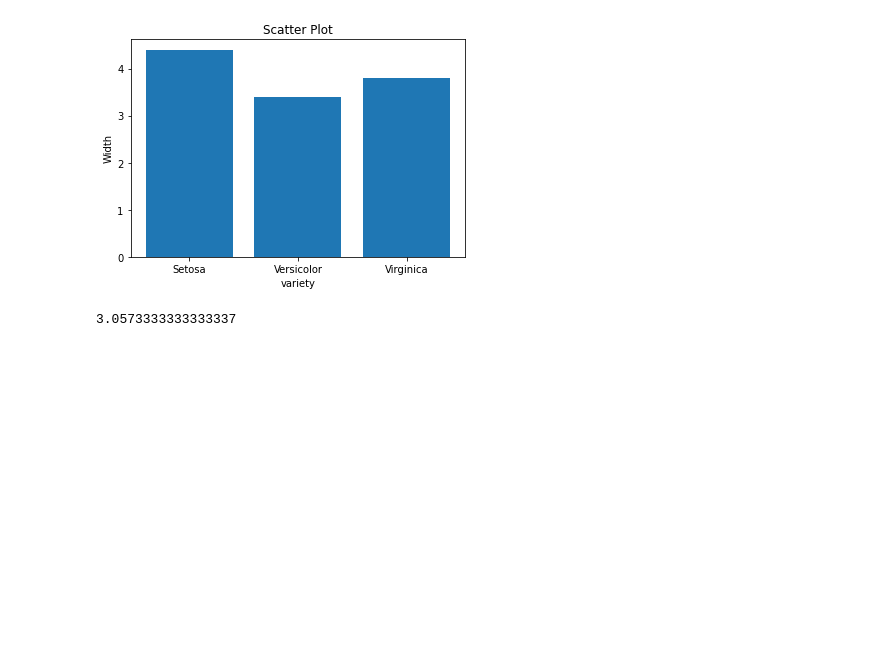
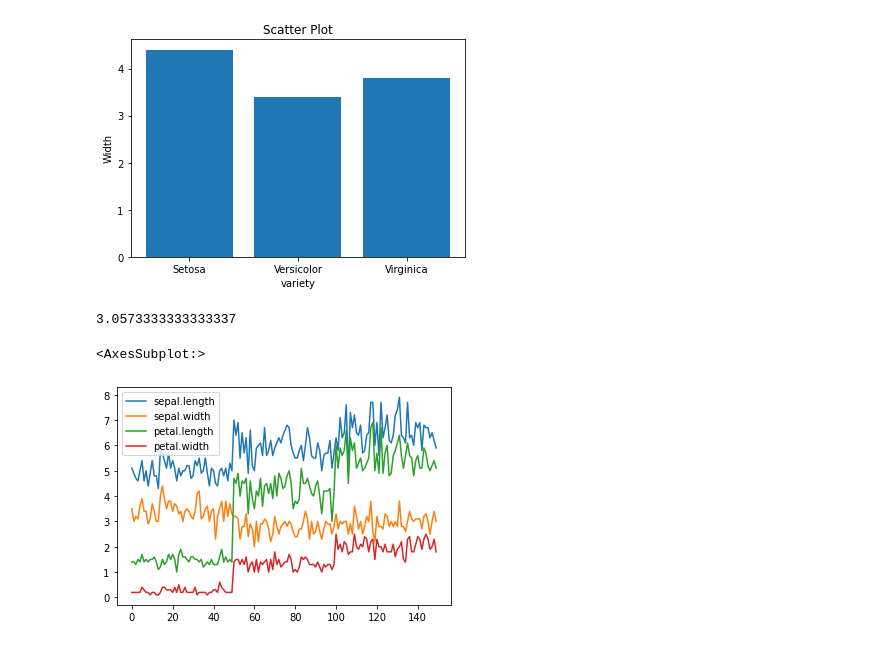
Before and after one commit to kabilan16/CloudLab, a Jupyter notebook: march24.ipynb, the cells around one changed output. Cells and saved outputs as stored; diff of their text form; code cells hidden in the pictures; blank space fills up the shorter version.

```diff
--- a/march24.ipynb
+++ b/march24.ipynb
@@ -184,4 +181,0 @@ widthmean=data['sepal.width'].mean()
-# %%
-widthmean
-# %% [output]
-3.0573333333333337
@@ -187,0 +184,9 @@ widthmean
+# %%
+widthmean
+# %% [output]
+3.0573333333333337
+# %%
+data.plot()
+# %% [output]
+<AxesSubplot:>
+[figure, added]
```
Also changed, not shown: parts of 6 cells of this notebook.
